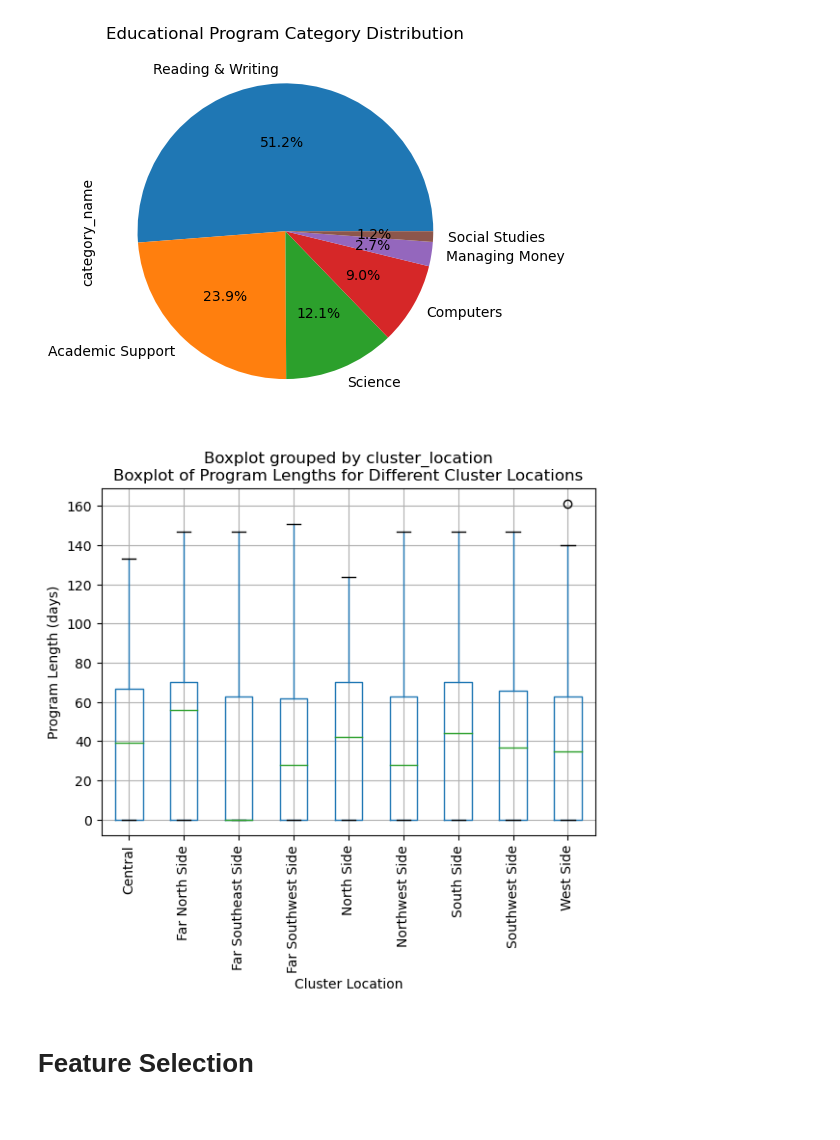
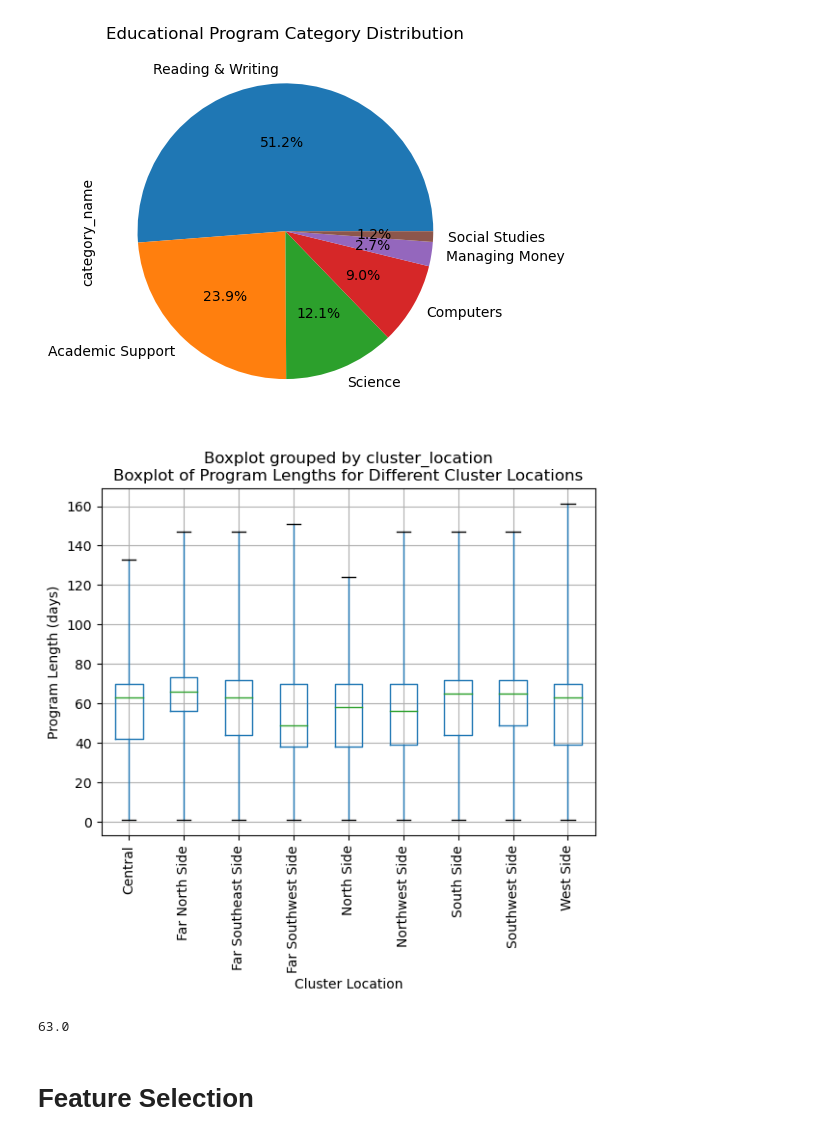
Before and after one commit to bpawlow/Stat390-Project, a Jupyter notebook: Data Cleaning & EDA.ipynb, the cells around one changed output. Cells and saved outputs as stored; diff of their text form; code cells hidden in the pictures.

```diff
--- a/Data Cleaning & EDA.ipynb
+++ b/Data Cleaning & EDA.ipynb
@@ -316,34 +316,40 @@ plt.show()
 # %%
 # Average length of programs based on geographic cluster (boxplot)
 
 # Calculate the 1.5*IQR range for each group
 q1 = under_25_data['program_length'].describe()['25%']
 q3 = under_25_data['program_length'].describe()['75%']
 iqr = q3 - q1
 lower_bound = q1 - 1.5 * iqr
 upper_bound = q3 + 1.5 * iqr
 
 # filter out outliers
 length_data = under_25_data.loc[(under_25_data['program_length'] >= lower_bound)
             & (under_25_data['program_length'] <= upper_bound)]
 
+length_data = length_data[length_data['program_length'] > 0]
+
 # Create a boxplot with grouped values
-boxplot = length_data.boxplot(by='cluster_location', column='program_length')
+boxplot = length_data.boxplot(by='cluster_location', column='program_length', whis=75)
 
 # Set plot title and labels
 # Remove the plot title
-plt.title('')
 plt.title('Boxplot of Program Lengths for Different Cluster Locations')
 plt.xlabel('Cluster Location')
 plt.ylabel('Program Length (days)')
 
 # Rotate the x tick labels
 plt.xticks(rotation=90)
 
 # Show plot
 plt.show()
+
+temp = length_data[length_data['cluster_location'] == 'Far Southeast Side']
+
+temp['program_length'].median()
 # %% [output]
-[figure, old version]
+[figure, new version]
+63.0
 # %% [markdown]
 # Feature Selection
 # %%
```
Also changed, not shown: 4 other files.
